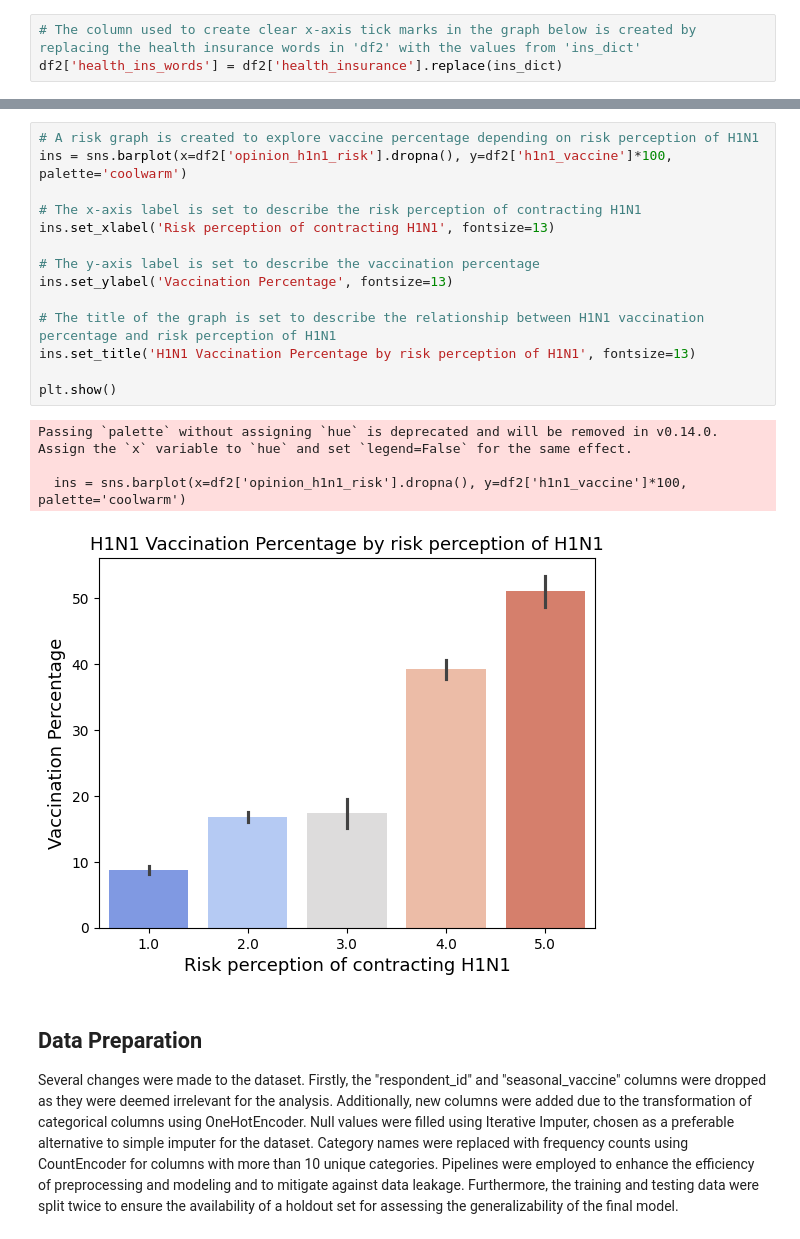
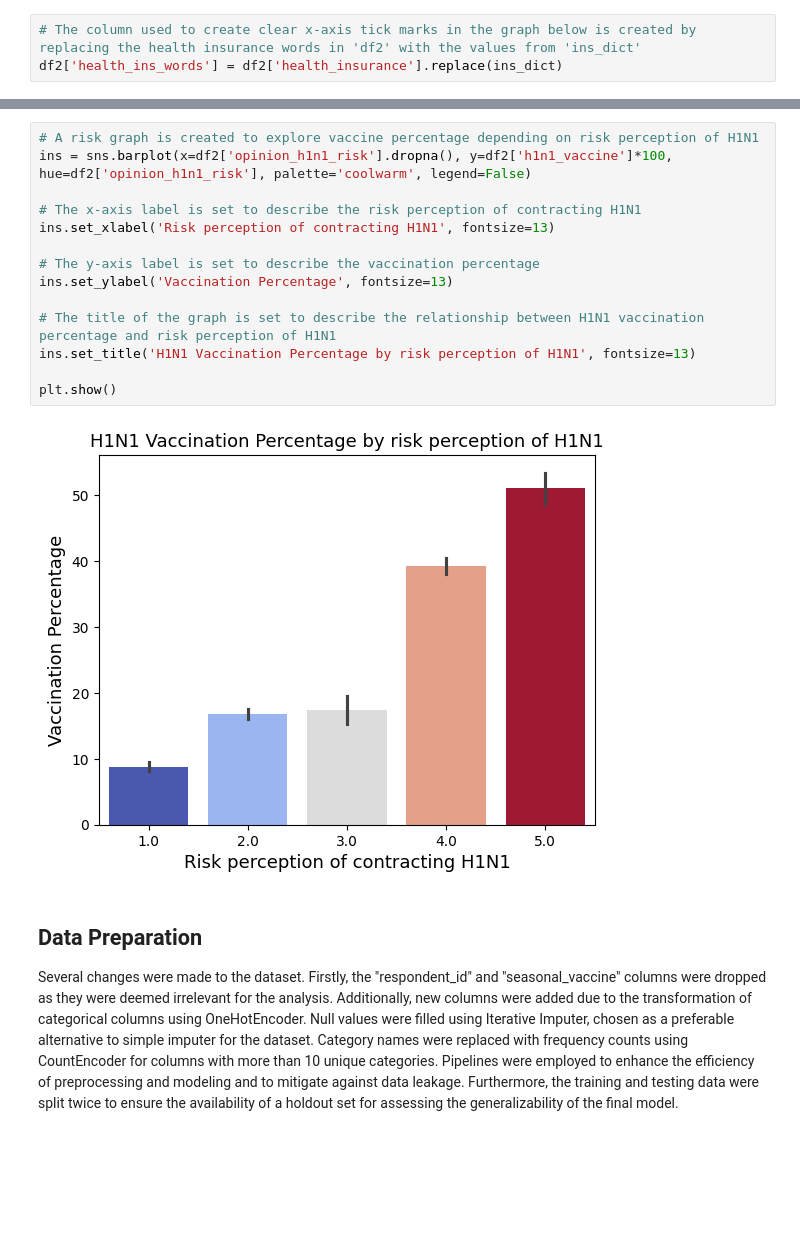
Before and after one commit to collins715/vaccine_uptake_prediction, a Jupyter notebook: h1n1_vaccine_prediction.ipynb, the cells around one changed output, grey strips where cells are left out. Drawn from its saved outputs; the diff is of its cells as text; blank space fills up the shorter version.

```diff
--- a/h1n1_vaccine_prediction.ipynb
+++ b/h1n1_vaccine_prediction.ipynb
@@ -246,22 +240,19 @@ Text(0.5, 1.0, 'H1N1 Vaccination Percentage by Effectiveness Belief')
 # %%
 # A risk graph is created to explore vaccine percentage depending on risk perception of H1N1
-ins = sns.barplot(x=df2['opinion_h1n1_risk'].dropna(), y=df2['h1n1_vaccine']*100, palette='coolwarm')
+ins = sns.barplot(x=df2['opinion_h1n1_risk'].dropna(), y=df2['h1n1_vaccine']*100, hue=df2['opinion_h1n1_risk'], palette='coolwarm', legend=False)
 
 # The x-axis label is set to describe the risk perception of contracting H1N1
 ins.set_xlabel('Risk perception of contracting H1N1', fontsize=13)
 
 # The y-axis label is set to describe the vaccination percentage
 ins.set_ylabel('Vaccination Percentage', fontsize=13)
 
 # The title of the graph is set to describe the relationship between H1N1 vaccination percentage and risk perception of H1N1
 ins.set_title('H1N1 Vaccination Percentage by risk perception of H1N1', fontsize=13)
 
 plt.show()
 # %% [output]
-Passing `palette` without assigning `hue` is deprecated and will be removed in v0.14.0. Assign the `x` variable to `hue` and set `legend=False` for the same effect.
-
-  ins = sns.barplot(x=df2['opinion_h1n1_risk'].dropna(), y=df2['h1n1_vaccine']*100, palette='coolwarm')
-[figure, old version]
+[figure, new version]
 # %% [markdown]
 ## Data Preparation
 
```
Also changed, not shown: parts of 6 cells of this notebook.
